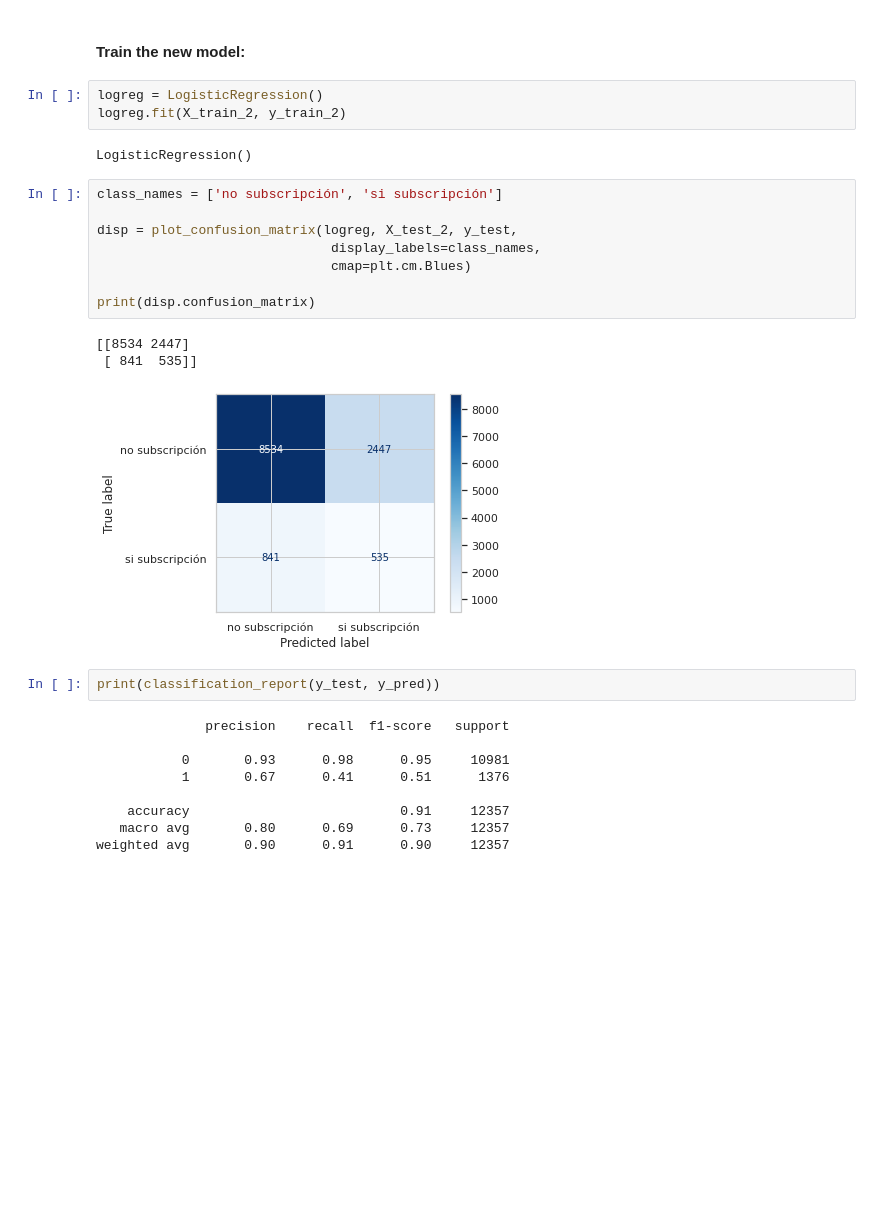
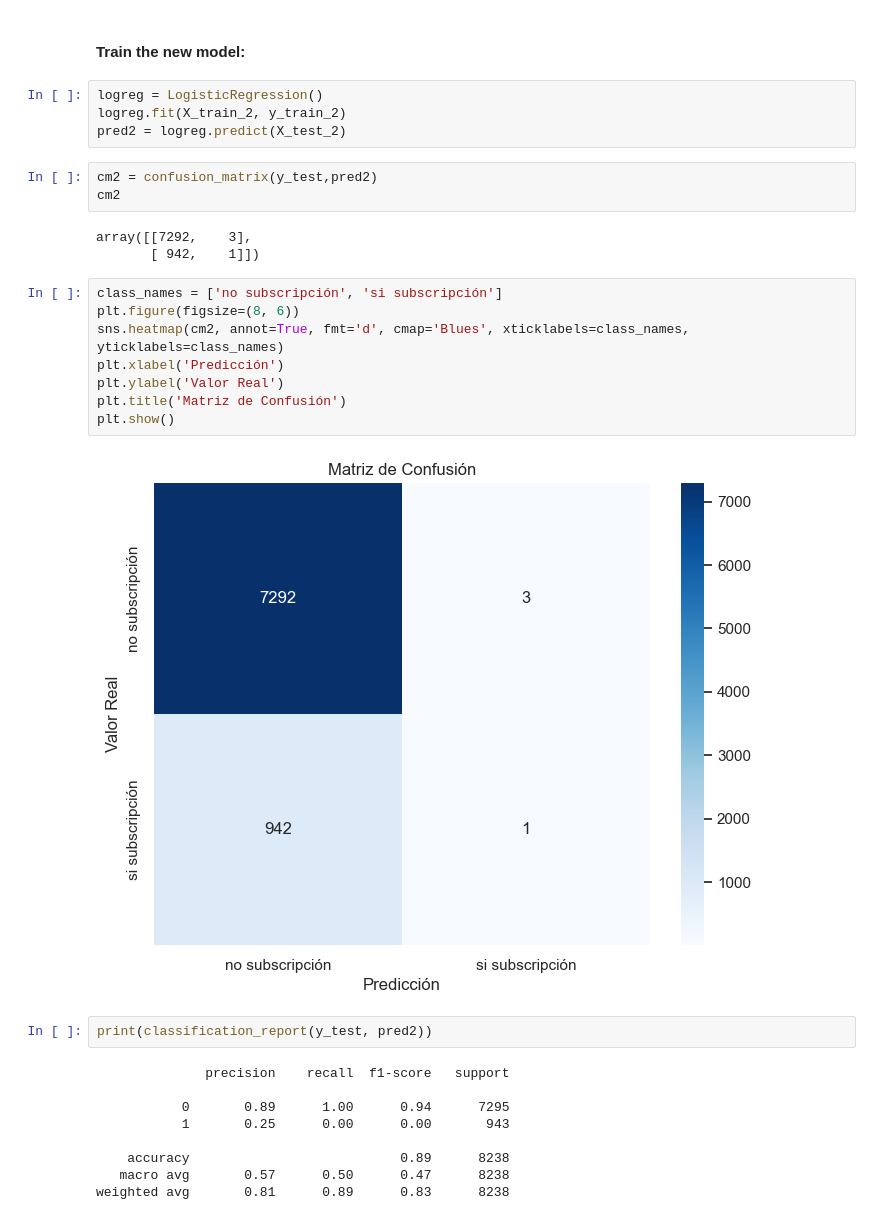
Before and after one commit to abdonrb/DS102024, a Jupyter notebook: 3-MachineLearning/2-Supervisado/1-Clasificacion/Ejercicio/ejercicios.ipynb, the cells around one changed output. Saved outputs shown, nothing was run; the diff lists cells and outputs as text; blank space fills up the shorter version.

```diff
--- a/3-MachineLearning/2-Supervisado/1-Clasificacion/Ejercicio/ejercicios.ipynb
+++ b/3-MachineLearning/2-Supervisado/1-Clasificacion/Ejercicio/ejercicios.ipynb
@@ -316,31 +375,34 @@ y_train_2=os_data_y['y']
 # %%
 logreg = LogisticRegression()
 logreg.fit(X_train_2, y_train_2)
+pred2 = logreg.predict(X_test_2)
-# %% [output]
-LogisticRegression()
-# %%
-class_names = ['no subscripción', 'si subscripción']
-
-disp = plot_confusion_matrix(logreg, X_test_2, y_test,
-                              display_labels=class_names,
-                              cmap=plt.cm.Blues)
-
-print(disp.confusion_matrix)
-# %% [output]
-[[8534 2447]
- [ 841  535]]
-[figure, removed]
+# %%
+cm2 = confusion_matrix(y_test,pred2)
+cm2
+# %% [output]
+array([[7292,    3],
+       [ 942,    1]])
+# %%
+class_names = ['no subscripción', 'si subscripción']
+plt.figure(figsize=(8, 6))
+sns.heatmap(cm2, annot=True, fmt='d', cmap='Blues', xticklabels=class_names, yticklabels=class_names)
+plt.xlabel('Predicción')
+plt.ylabel('Valor Real')
+plt.title('Matriz de Confusión')
+plt.show()
+# %% [output]
+[figure, added]
 # %%
-print(classification_report(y_test, y_pred))
+print(classification_report(y_test, pred2))
 # %% [output]
               precision    recall  f1-score   support
 
-           0       0.93      0.98      0.95     10981
-           1       0.67      0.41      0.51      1376
+           0       0.89      1.00      0.94      7295
+           1       0.25      0.00      0.00       943
 
-    accuracy                           0.91     12357
-   macro avg       0.80      0.69      0.73     12357
-weighted avg       0.90      0.91      0.90     12357
+    accuracy                           0.89      8238
+   macro avg       0.57      0.50      0.47      8238
+weighted avg       0.81      0.89      0.83      8238
 # %%
 logit_roc_auc = roc_auc_score(y_test, logreg.predict(X_test_2))
 fpr, tpr, thresholds = roc_curve(y_test, logreg.predict_proba(X_test_2)[:,1])
```
Also changed, not shown: parts of 24 cells of this notebook, 1 other file.
